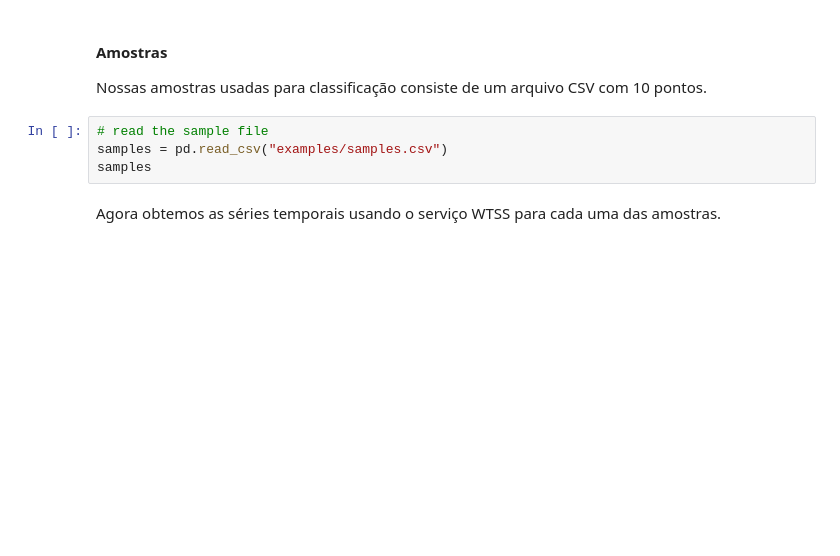
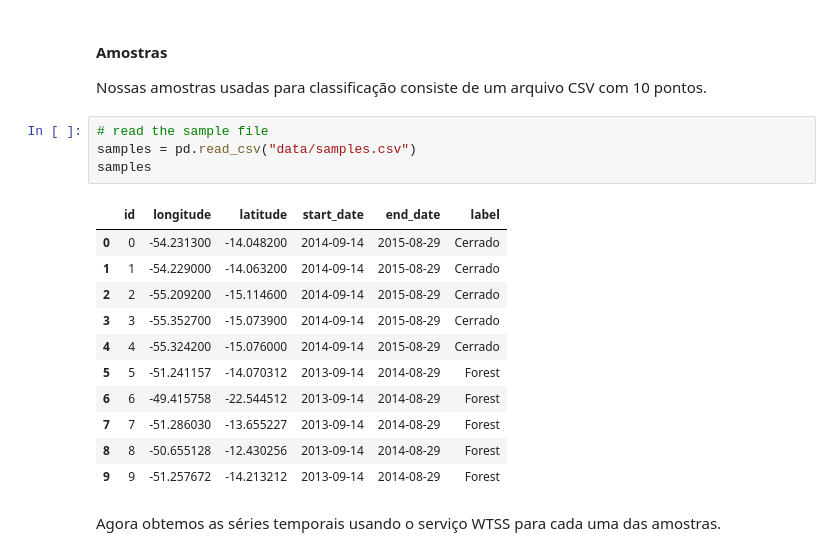
Before and after one commit to rolfsimoes/notebooks, a Jupyter notebook: worcap-2017/wtss/presentation.ipynb, the cells around one changed output. Saved outputs shown, nothing was run; the diff lists cells and outputs as text; blank space fills up the shorter version.

```diff
--- a/worcap-2017/wtss/presentation.ipynb
+++ b/worcap-2017/wtss/presentation.ipynb
@@ -198,8 +239,20 @@ plot_time_series(patterns_ts)
 Nossas amostras usadas para classificação consiste de um arquivo CSV com 10 pontos.
 # %%
 # read the sample file
-samples = pd.read_csv("examples/samples.csv")
+samples = pd.read_csv("data/samples.csv")
 samples
+# %% [output]
+|  | id | longitude | latitude | start_date | end_date | label |
+| 0 | 0 | -54.231300 | -14.048200 | 2014-09-14 | 2015-08-29 | Cerrado |
+| 1 | 1 | -54.229000 | -14.063200 | 2014-09-14 | 2015-08-29 | Cerrado |
+| 2 | 2 | -55.209200 | -15.114600 | 2014-09-14 | 2015-08-29 | Cerrado |
+| 3 | 3 | -55.352700 | -15.073900 | 2014-09-14 | 2015-08-29 | Cerrado |
+| 4 | 4 | -55.324200 | -15.076000 | 2014-09-14 | 2015-08-29 | Cerrado |
+| 5 | 5 | -51.241157 | -14.070312 | 2013-09-14 | 2014-08-29 | Forest |
+| 6 | 6 | -49.415758 | -22.544512 | 2013-09-14 | 2014-08-29 | Forest |
+| 7 | 7 | -51.286030 | -13.655227 | 2013-09-14 | 2014-08-29 | Forest |
+| 8 | 8 | -50.655128 | -12.430256 | 2013-09-14 | 2014-08-29 | Forest |
+| 9 | 9 | -51.257672 | -14.213212 | 2013-09-14 | 2014-08-29 | Forest |
 # %% [markdown]
 Agora obtemos as séries temporais usando o serviço WTSS para cada uma das amostras.
 # %%
```
Also changed, not shown: parts of 13 cells of this notebook.
